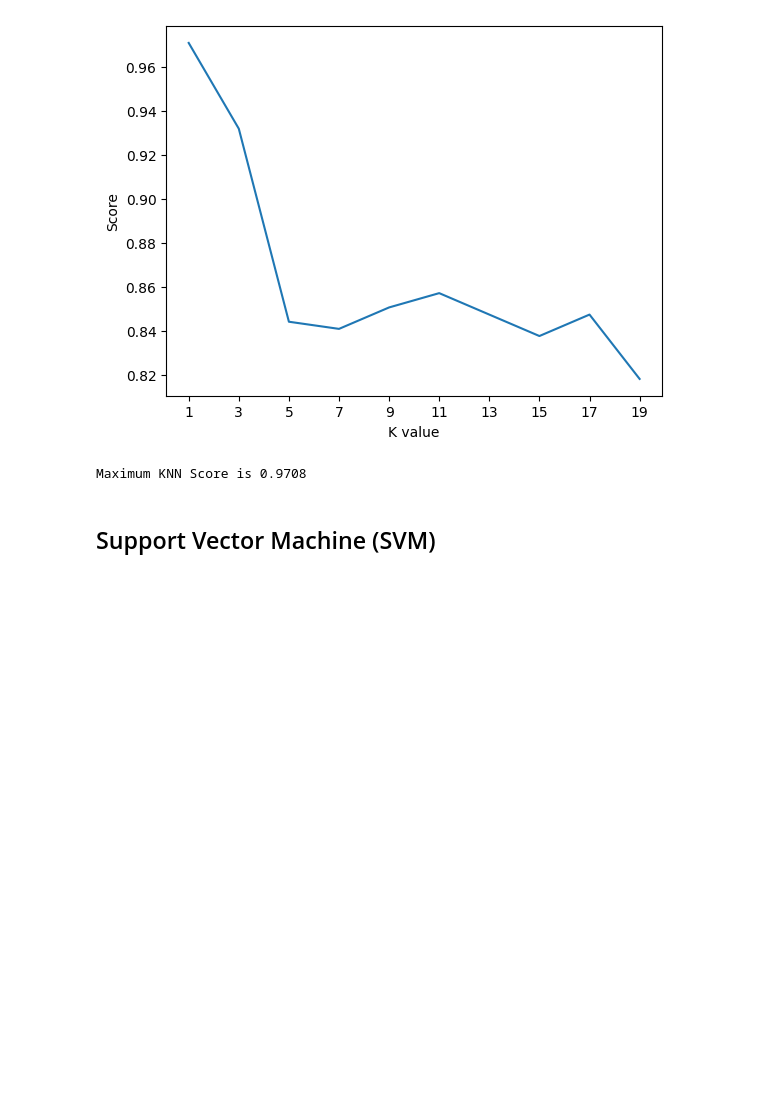
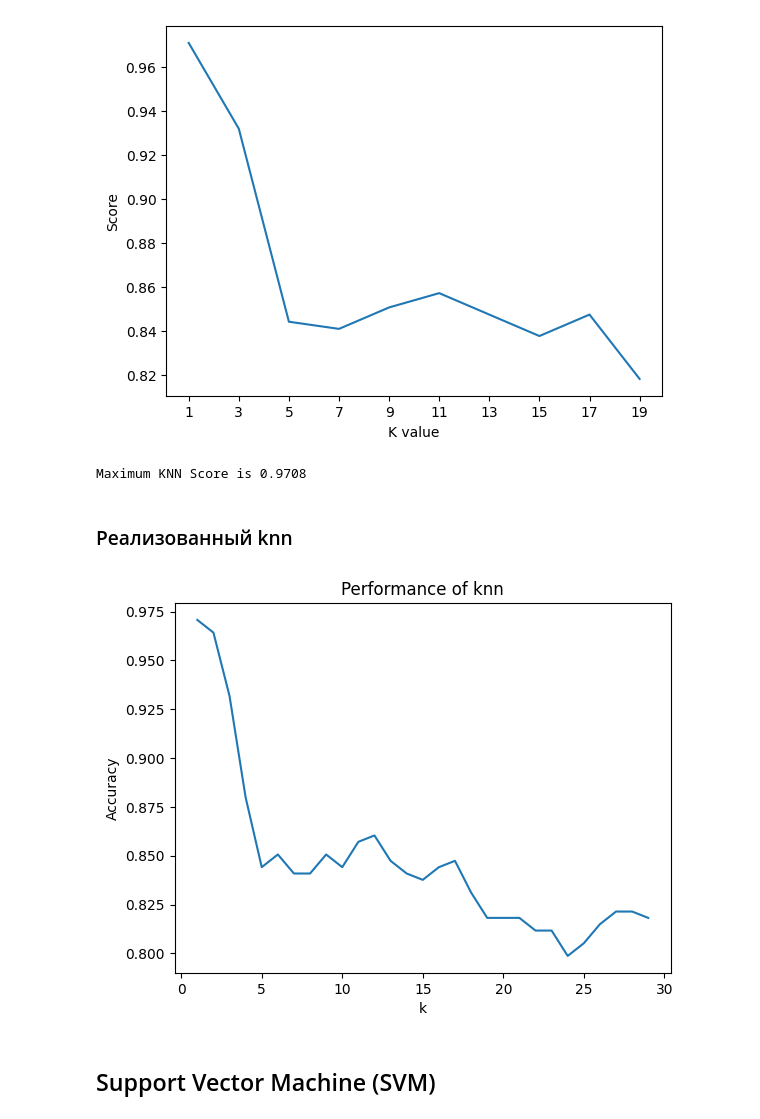
Before and after one commit to katevi/Introduction-to-ML, a Jupyter notebook: lab2/heart_disease_analysis.ipynb, the cells around one changed output. Saved outputs shown, nothing was run; the diff lists cells and outputs as text; code cells hidden in the pictures; blank space fills up the shorter version.

```diff
--- a/lab2/heart_disease_analysis.ipynb
+++ b/lab2/heart_disease_analysis.ipynb
@@ -226,5 +309,55 @@ print("Maximum KNN Score is {:.4f}".format(acc))
 # %% [output]
 [figure]
 Maximum KNN Score is 0.9708
+# %% [markdown]
+### Реализованный knn
+# %%
+import numpy as np
+import matplotlib.pyplot as plt
+from sklearn import datasets
+from sklearn.model_selection import train_test_split
+from sklearn.preprocessing import StandardScaler
+from sklearn.metrics import accuracy_score
+
+def most_common(lst):
+    return max(set(lst), key=lst.count)
+def euclidean(point, data):
+    # Euclidean distance between points a & data
+    return np.sqrt(np.sum((point - data)**2, axis=1))
+class MyKNeighborsClassifier:
+    def __init__(self, k=5, dist_metric=euclidean):
+        self.k = k
+        self.dist_metric = dist_metric
+    def fit(self, X_train, y_train):
+        self.X_train = X_train
+        self.y_train = y_train
+    def predict(self, X_test):
+        neighbors = []
+        for x in X_test:
+            distances = self.dist_metric(x, self.X_train)
+            y_sorted = [y for _, y in sorted(zip(distances, self.y_train))]
+            neighbors.append(y_sorted[:self.k])
+        return list(map(most_common, neighbors))
+    def evaluate(self, X_test, y_test):
+        y_pred = self.predict(X_test)
+        accuracy = accuracy_score(y_test, y_pred)#sum(y_pred == y_test) / len(y_test)
+        return accuracy
+
+knn_accuracies = []
+ks = range(1, 30)
+for my_k in ks:
+    knn = MyKNeighborsClassifier(k=my_k)
+    knn.fit(X_train_scaled, y_train)
+    accuracy = knn.evaluate(X_test_scaled, y_test)
+    accuracy_train = knn.evaluate(X_train_scaled, y_train)
+    knn_accuracies.append(accuracy)
+fig, ax = plt.subplots()
+ax.plot(ks, knn_accuracies)
+ax.set(xlabel="k",
+       ylabel="Accuracy",
+       title="Performance of knn")
+plt.show()
+# %% [output]
+[figure, added]
 # %% [markdown]
 ## Support Vector Machine (SVM)
```
Also changed, not shown: parts of 21 cells of this notebook.
